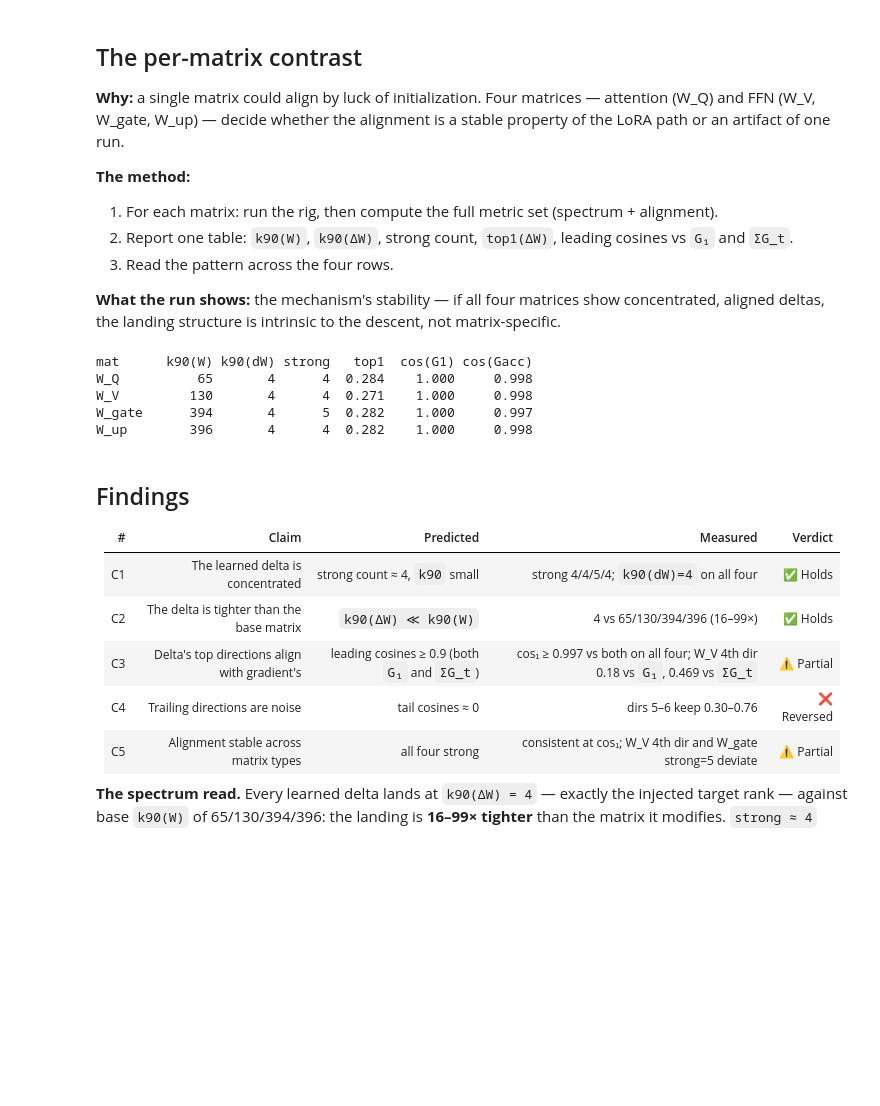
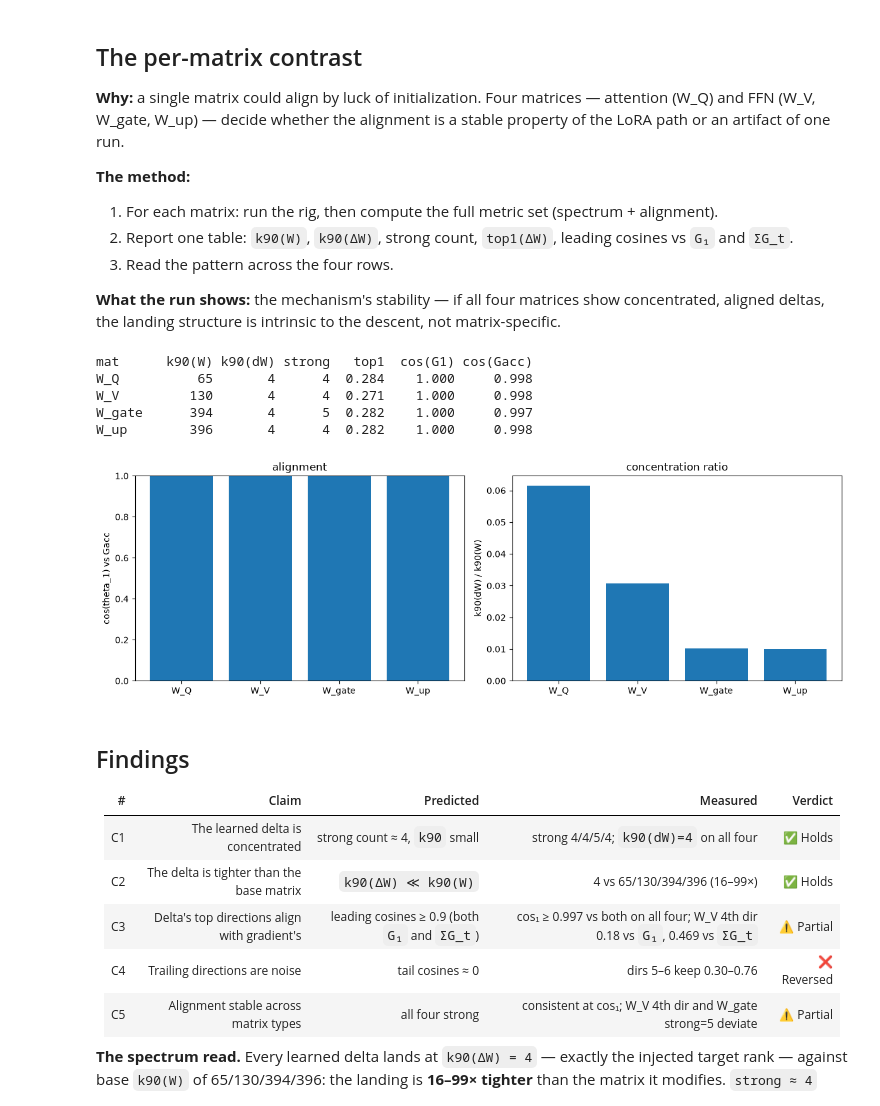
Before and after one commit to zz-47/-optimization-gradient-lora, a Jupyter notebook: 2_delta_structure.ipynb, the cells around one changed output. Saved outputs shown, nothing was run; the diff lists cells and outputs as text; code cells hidden in the pictures; blank space fills up the shorter version.

```diff
--- a/2_delta_structure.ipynb
+++ b/2_delta_structure.ipynb
@@ -254,19 +255,28 @@ W_up    head vs G1:   [1.0, 1.0, 0.999, 0.998]
 # %%
 print(f"{'mat':7s} {'k90(W)':>7s} {'k90(dW)':>7s} {'strong':>6s} {'top1':>6s} "
       f"{'cos(G1)':>8s} {'cos(Gacc)':>9s}")
 for name, r in results.items():
     dW = r["dW"]; sv = torch.linalg.svdvals(dW)
     strong = int((sv > 1e-3 * sv[0]).sum()) if sv[0] > 0 else 0
     top1 = (sv[0] ** 2 / (sv ** 2).sum()).item() if sv[0] > 0 else float('nan')
     head1 = align_cos(dW, r["G1"]); heada = align_cos(dW, r["Gacc"])
     print(f"{name:7s} {k90(mats[0][name]):7d} {k90(dW):7d} {strong:6d} {top1:6.3f} "
           f"{float(head1[0]):8.3f} {float(heada[0]):9.3f}")
+
+fig, ax = plt.subplots(1, 2, figsize=(12, 4))
+names = list(results.keys())
+ax[0].bar(names, [float(align_cos(results[n]["dW"], results[n]["Gacc"])[0]) for n in names])
+ax[0].set_ylabel("cos(theta_1) vs Gacc"); ax[0].set_ylim(0, 1); ax[0].set_title("alignment")
+ax[1].bar(names, [k90(results[n]["dW"]) / k90(mats[0][n]) for n in names])
+ax[1].set_ylabel("k90(dW) / k90(W)"); ax[1].set_title("concentration ratio")
+plt.tight_layout(); plt.show()
 # %% [output]
 mat      k90(W) k90(dW) strong   top1  cos(G1) cos(Gacc)
 W_Q          65       4      4  0.284    1.000     0.998
 W_V         130       4      4  0.271    1.000     0.998
 W_gate      394       4      5  0.282    1.000     0.997
 W_up        396       4      4  0.282    1.000     0.998
+[figure, added]
 # %% [markdown]
 ## Findings
 
```
Also changed, not shown: parts of 1 cell of this notebook, 1 other file.
